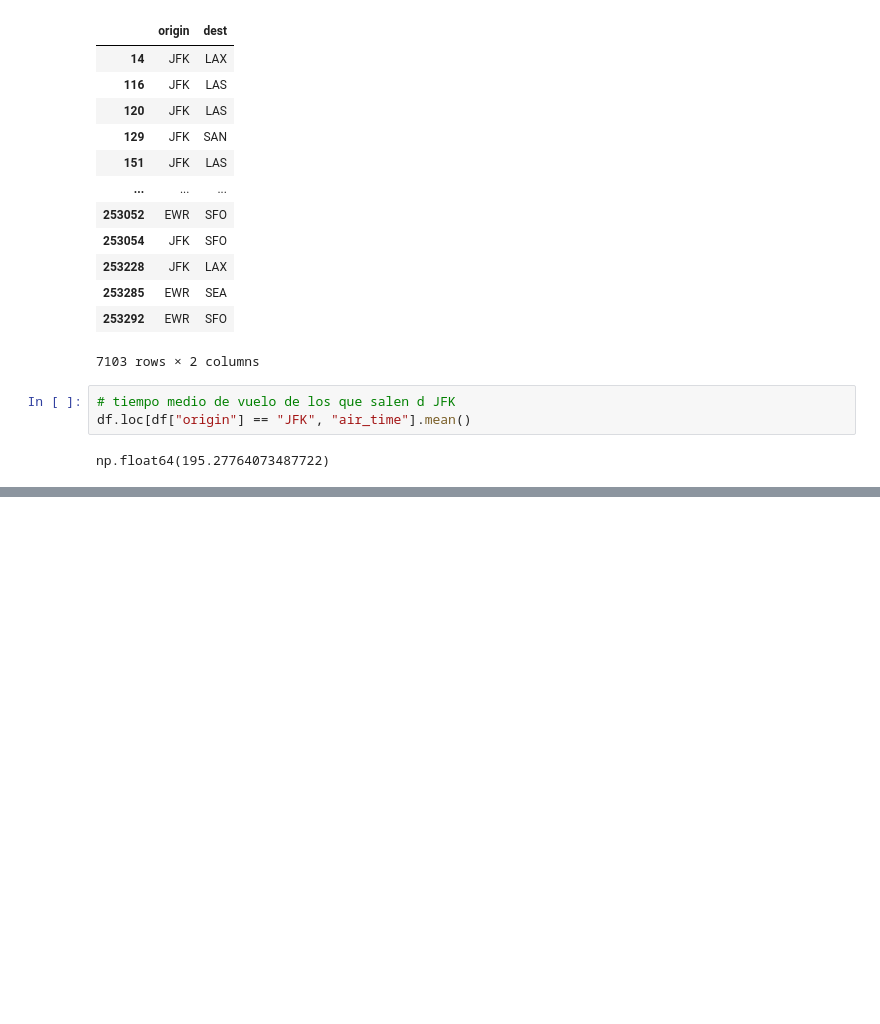
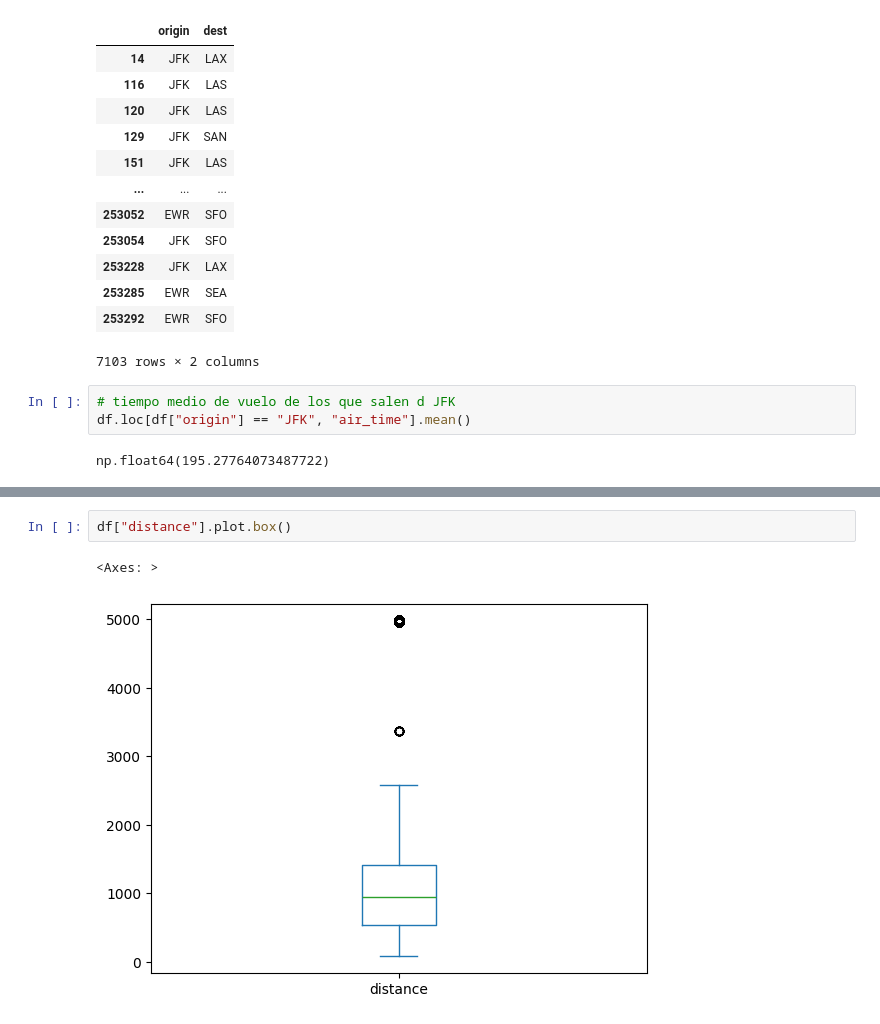
Before and after one commit to rogerloop/03_Especialitzacio, a Jupyter notebook: Sprint_9_Python/Prácticas/Python_principiantes_Joan.ipynb, the cells around one changed output, grey strips where cells are left out. Cells and saved outputs as stored; diff of their text form; blank space fills up the shorter version.

```diff
--- a/Sprint_9_Python/Prácticas/Python_principiantes_Joan.ipynb
+++ b/Sprint_9_Python/Prácticas/Python_principiantes_Joan.ipynb
@@ -189,0 +254,5 @@ np.float64(195.27764073487722)
+# %%
+df["distance"].plot.box()
+# %% [output]
+<Axes: >
+[figure, added]
```
Also changed, not shown: parts of 13 cells of this notebook, 2 other files.
